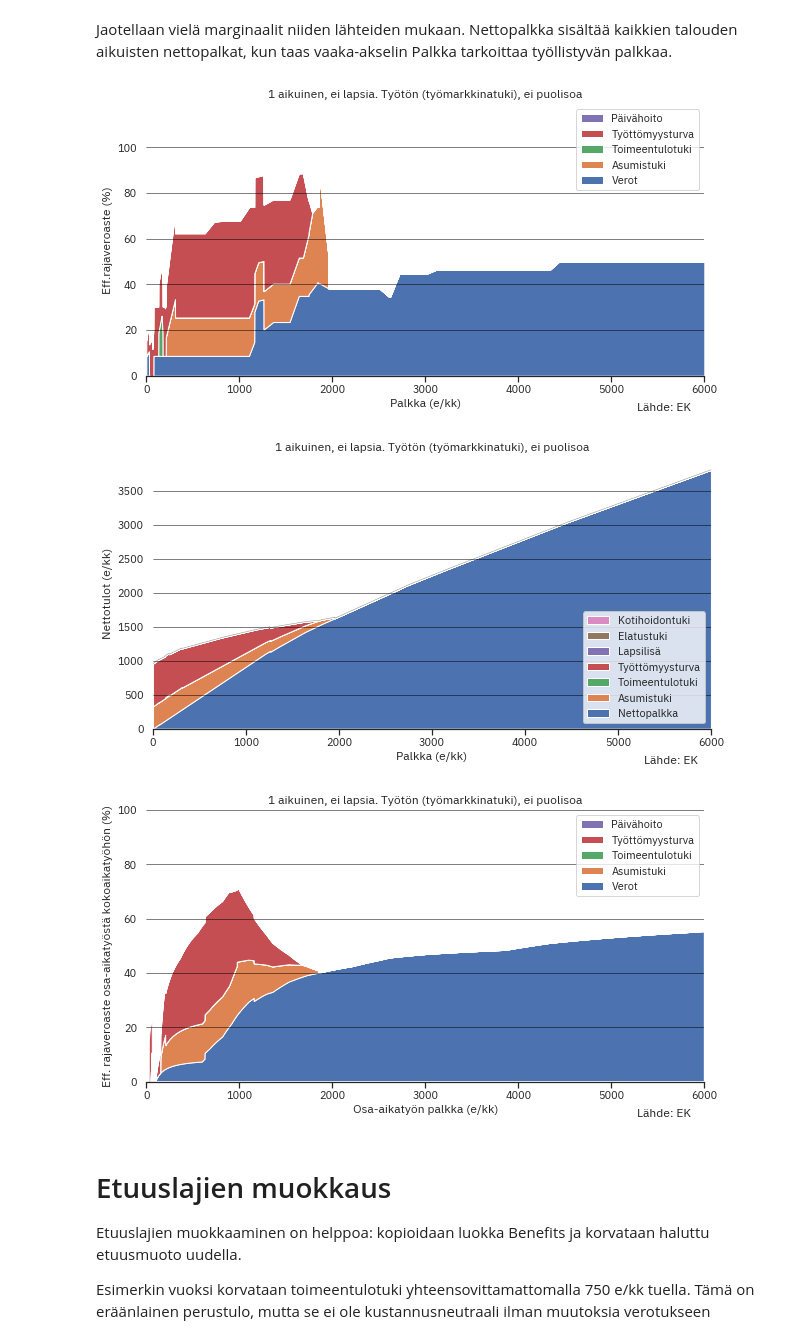
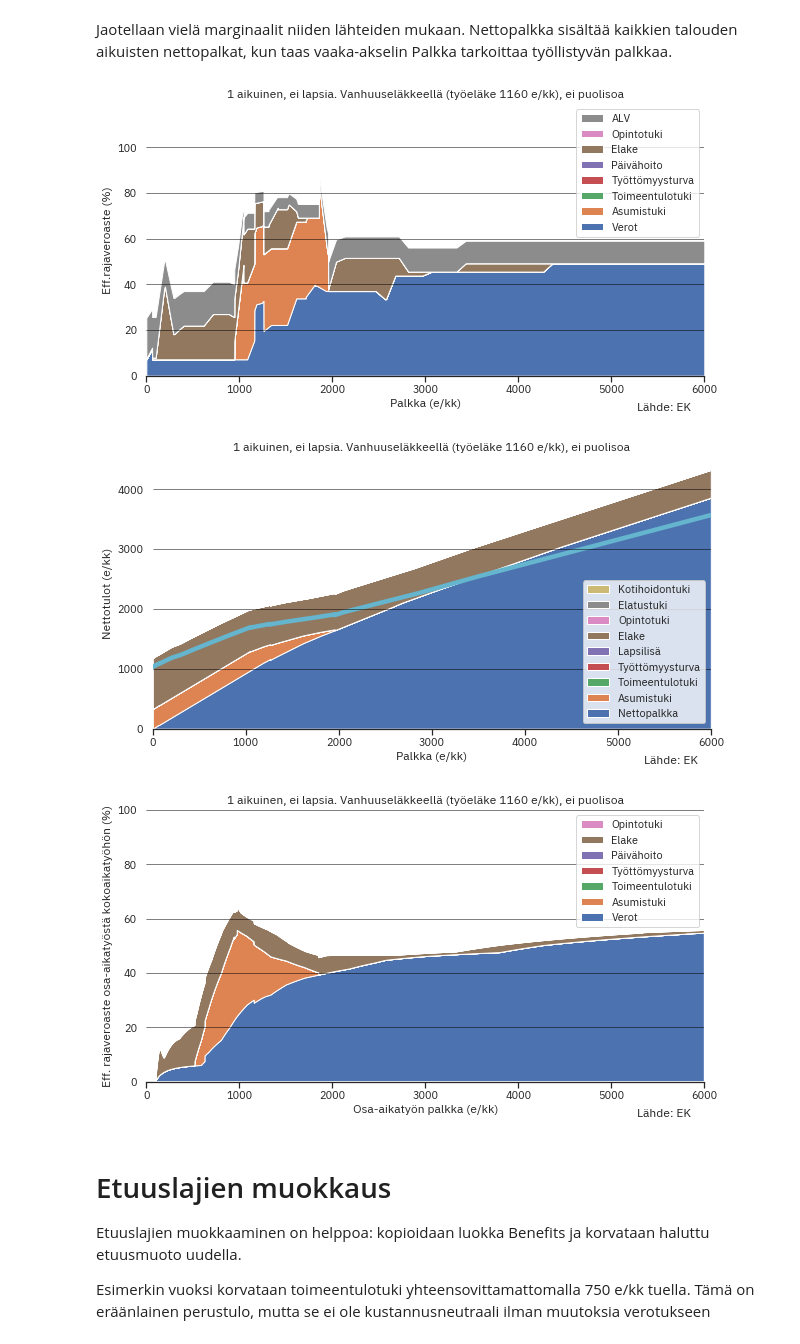
Before and after one commit to ajtanskanen/benefits, a Jupyter notebook: kannusteet 2022.ipynb, the cells around one changed output. Drawn from its saved outputs; the diff is of its cells as text; code cells hidden in the pictures.

```diff
--- a/kannusteet 2022.ipynb
+++ b/kannusteet 2022.ipynb
@@ -37,5 +37,5 @@ plt.rcParams['figure.figsize'] = [10, 5]
 
 Laskee työllisyysveroaste, työnteon efektiivisen marginaalivero ja käteen jäävä ansio kirjaston avulla. Valitaan ensin tyyppitapaus. Muuttuja p kertoo tarkat tiedot laskennankohteesta, selite sisältää kuvauksen siitä ja parametri tulosta kehottaa printtaamaan selite:en.
 # %%
-p,selite=fin_benefits.perheparametrit(perhetyyppi=3,tulosta=True)
+p,selite=fin_benefits.perheparametrit(perhetyyppi=58,tulosta=True)
 # %% [output]
@@ -43,3 +47,5 @@ p,selite=fin_benefits.perheparametrit(perhetyyppi=3,tulosta=True)
+# %%
+p['ika']=65
 # %%
 fin_benefits.print_examples()
 # %% [output]
@@ -89,11 +95,11 @@ Jaotellaan vielä marginaalit niiden lähteiden mukaan. Nettopalkka sisältää
 # %%
 # ja lasketaan & plotataan tulokset
 marg.laske_ja_plottaa_marginaalit(p,plot_tva=False,figname='yksinhuoltaja_gs_',
-                                 grayscale=False,incl_perustulo=False,incl_elake=False)
+                                 grayscale=False,incl_perustulo=False,incl_elake=True)
 # %% [output]
-[figure, old version]
+[figure, new version]
-[figure, old version]
+[figure, new version]
-[figure, old version]
+[figure, new version]
 # %% [markdown]
 # Etuuslajien muokkaus
 Etuuslajien muokkaaminen on helppoa: kopioidaan luokka Benefits ja korvataan haluttu etuusmuoto uudella.
```
Also changed, not shown: parts of 6 cells of this notebook, 6 other files.
